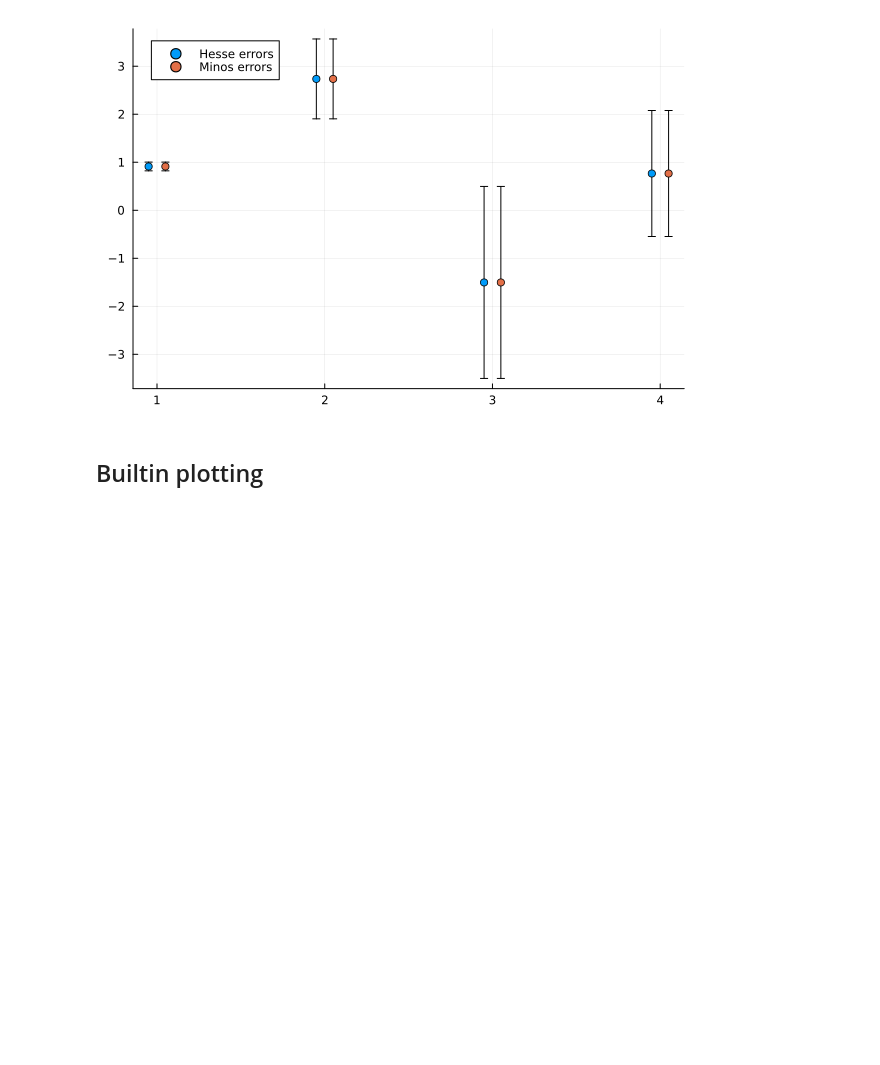
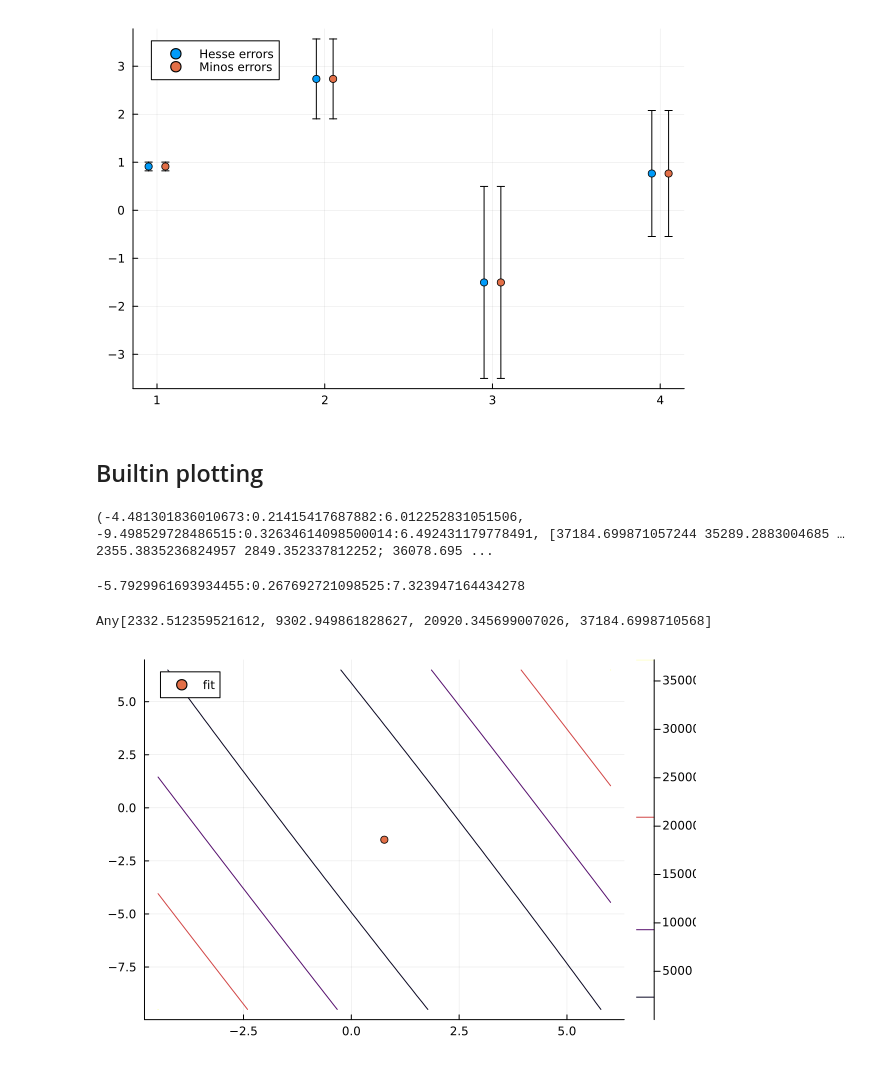
Before and after one commit to JuliaHEP/Minuit2.jl, a Jupyter notebook: examples/introduction.ipynb, the cells around one changed output. Drawn from its saved outputs; the diff is of its cells as text; code cells hidden in the pictures; blank space fills up the shorter version.

Commit message:
Added contour

```diff
--- a/examples/introduction.ipynb
+++ b/examples/introduction.ipynb
@@ -319,3 +319,29 @@ plot!(indices .+ 0.05, v, yerr=(upper.(vm) - lower.(vm))/2, seriestype=:scatter,
 [figure]
 # %% [markdown]
 ## Builtin plotting
+# %%
+xv, yv, zv = Minuit2.contour(m, "d", "c", bound=4)
+# %% [output]
+(-4.481301836010673:0.21415417687882:6.012252831051506, -9.498529728486515:0.32634614098500014:6.492431179778491, [37184.699871057244 35289.2883004685 … 2355.3835236824957 2849.352337812252; 36078.695 ...
+# %%
+xv
+# %% [output]
+-5.7929961693934455:0.267692721098525:7.323947164434278
+# %%
+using CxxWrap
+nsigmas = 4
+ix, iy = 4, 3
+values_v = StdVector(values(m))
+errors_v = errors(m)
+levels = []
+for i in 1:nsigmas
+    values_v[ix] = values(m)[ix] + i * errors_v[ix]
+    values_v[iy] = values(m)[iy] + i * errors_v[iy]
+    push!(levels, paren(m.fcn, values_v))
+end
+show(levels)
+Plots.contour(xv, yv, zv, levels=levels)
+Plots.scatter!(fit[ix:ix], fit[iy:iy], label="fit")
+# %% [output]
+Any[2332.512359521612, 9302.949861828627, 20920.345699007026, 37184.6998710568]
+[figure, added]
```
Also changed, not shown: 2 other files.
